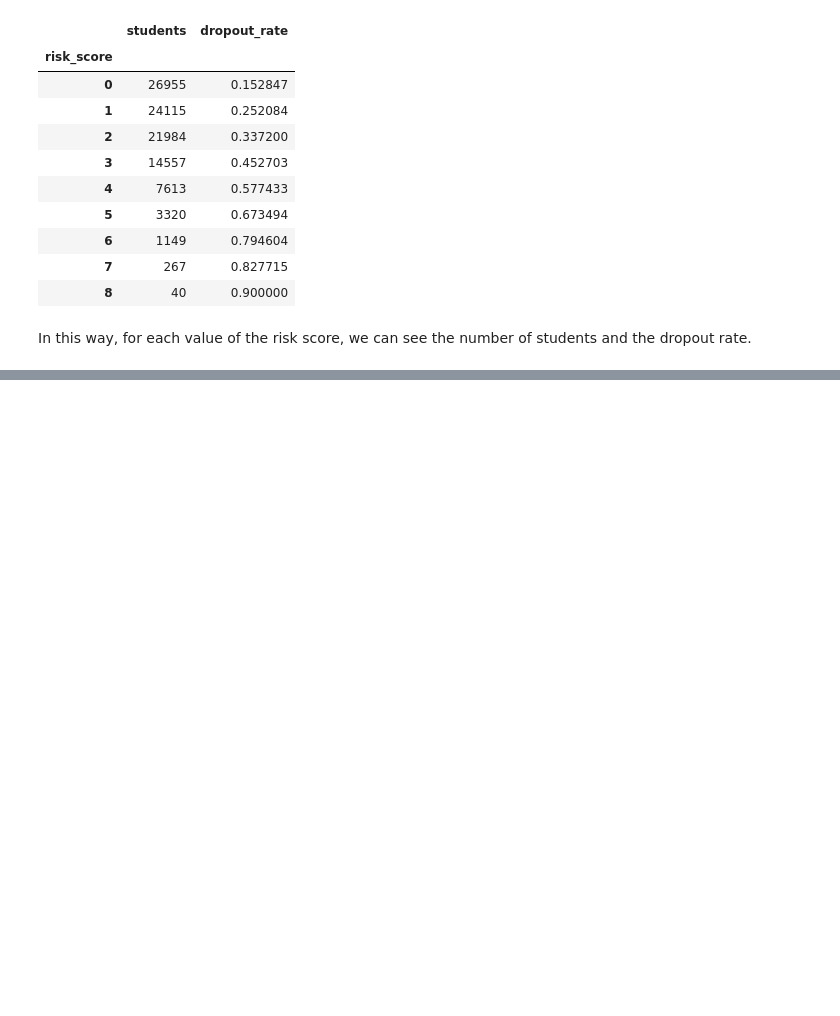
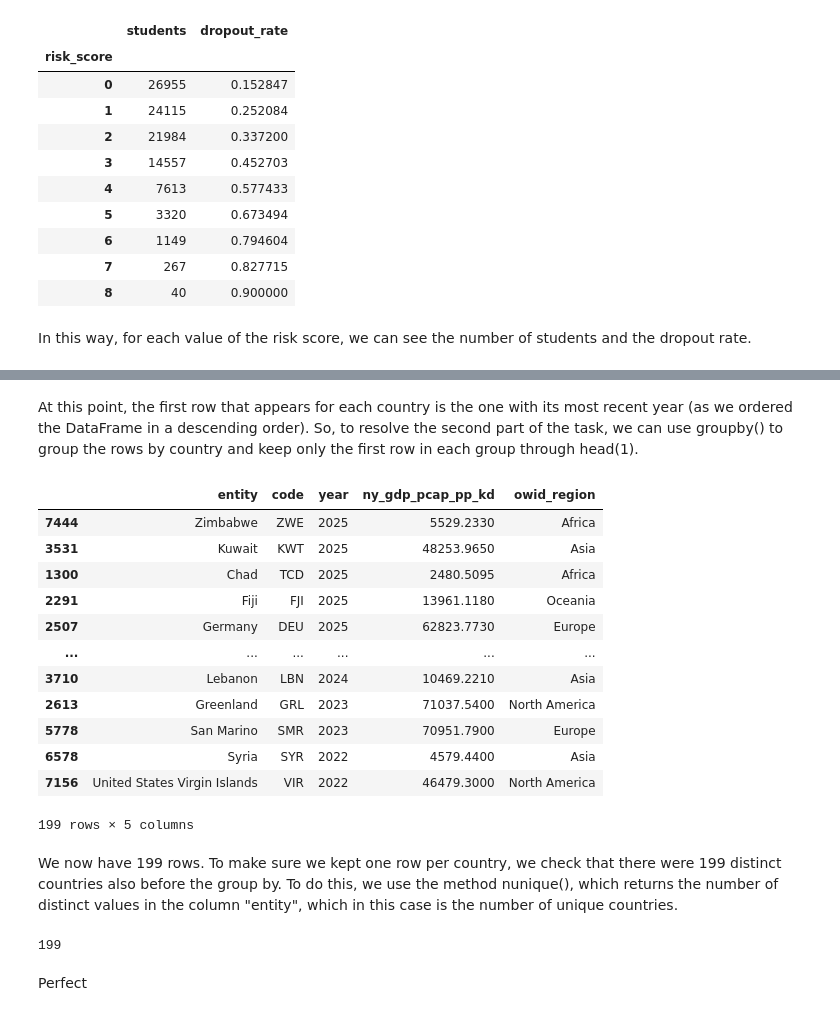
Before and after one commit to reneefarinelli/Farinelli_project, a Jupyter notebook: project_science.ipynb, the cells around one changed output, grey strips where cells are left out. Cells and saved outputs as stored; diff of their text form; code cells hidden in the pictures; blank space fills up the shorter version.

```diff
--- a/project_science.ipynb
+++ b/project_science.ipynb
@@ -413,0 +560,29 @@ In this way, for each value of the risk score, we can see the number of students
+# %% [markdown]
+At this point, the first row that appears for each country is the one with its most recent year (as we ordered the DataFrame in a descending order).
+So, to resolve the second part of the task, we can use groupby() to group the rows by country and keep only the first row in each group through head(1).
+# %%
+gdp_clean1 = gdp_clean.groupby('entity').head(1)
+gdp_clean1
+# %% [output]
+|  | entity | code | year | ny_gdp_pcap_pp_kd | owid_region |
+| 7444 | Zimbabwe | ZWE | 2025 | 5529.2330 | Africa |
+| 3531 | Kuwait | KWT | 2025 | 48253.9650 | Asia |
+| 1300 | Chad | TCD | 2025 | 2480.5095 | Africa |
+| 2291 | Fiji | FJI | 2025 | 13961.1180 | Oceania |
+| 2507 | Germany | DEU | 2025 | 62823.7730 | Europe |
+| ... | ... | ... | ... | ... | ... |
+| 3710 | Lebanon | LBN | 2024 | 10469.2210 | Asia |
+| 2613 | Greenland | GRL | 2023 | 71037.5400 | North America |
+| 5778 | San Marino | SMR | 2023 | 70951.7900 | Europe |
+| 6578 | Syria | SYR | 2022 | 4579.4400 | Asia |
+| 7156 | United States Virgin Islands | VIR | 2022 | 46479.3000 | North America |
+199 rows × 5 columns
+# %% [markdown]
+We now have 199 rows. To make sure we kept one row per country, we check that there were 199 distinct countries also before the group by.
+To do this, we use the method nunique(), which returns the number of distinct values in the column "entity", which in this case is the number of unique countries.
+# %%
+gdp_clean['entity'].nunique()
+# %% [output]
+199
+# %% [markdown]
+Perfect
```
Also changed, not shown: parts of 36 cells of this notebook.
